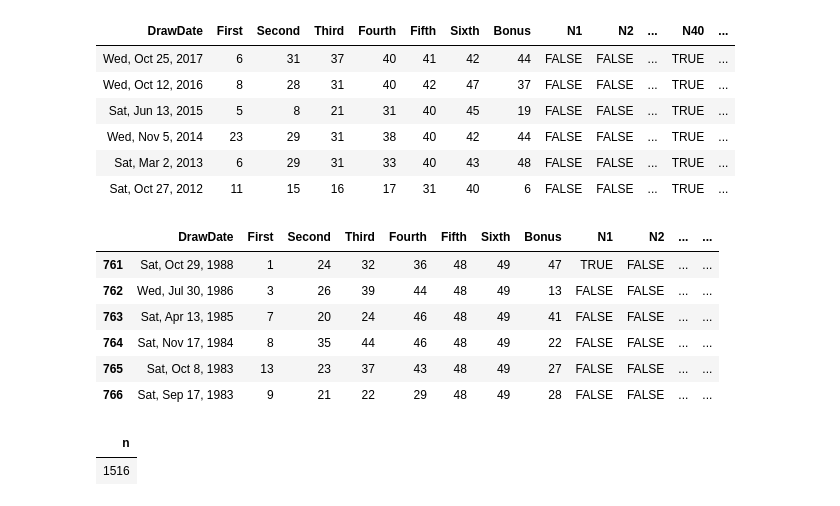
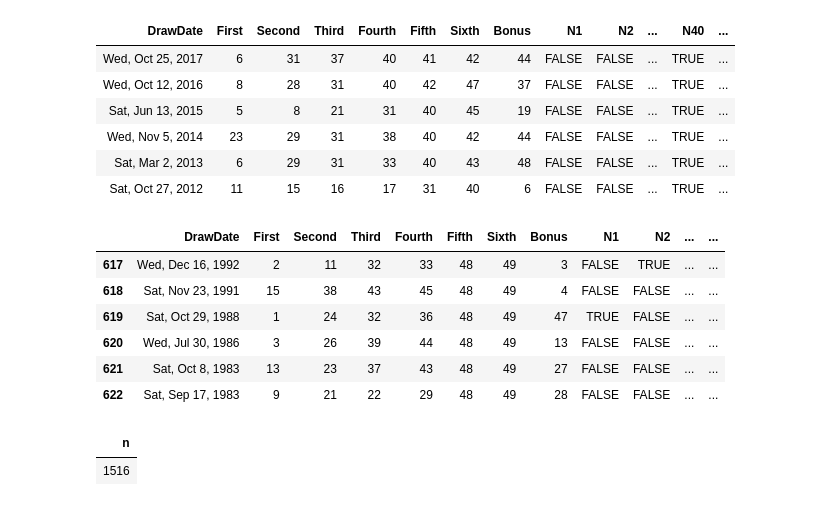
Before and after one commit to tarjin/SpecialProjectsInR, a Jupyter notebook: Lotto649Analysis.ipynb, the cells around one changed output. Drawn from its saved outputs; the diff is of its cells as text; code cells hidden in the pictures.

```diff
--- a/Lotto649Analysis.ipynb
+++ b/Lotto649Analysis.ipynb
@@ -346,15 +358,15 @@ head(df_query_total)
 | Sat, Mar 2, 2013 | 6 | 29 | 31 | 33 | 40 | 43 | 48 | FALSE | FALSE | ... | TRUE | ... |
 | Sat, Oct 27, 2012 | 11 | 15 | 16 | 17 | 31 | 40 | 6 | FALSE | FALSE | ... | TRUE | ... |
 # %%
-tail(df_query_total)
+tail(distinct(df_query_total))
 # %% [output]
 |  | DrawDate | First | Second | Third | Fourth | Fifth | Sixth | Bonus | N1 | N2 | ... | ... |
-| 761 | Sat, Oct 29, 1988 | 1 | 24 | 32 | 36 | 48 | 49 | 47 | TRUE | FALSE | ... | ... |
-| 762 | Wed, Jul 30, 1986 | 3 | 26 | 39 | 44 | 48 | 49 | 13 | FALSE | FALSE | ... | ... |
-| 763 | Sat, Apr 13, 1985 | 7 | 20 | 24 | 46 | 48 | 49 | 41 | FALSE | FALSE | ... | ... |
-| 764 | Sat, Nov 17, 1984 | 8 | 35 | 44 | 46 | 48 | 49 | 22 | FALSE | FALSE | ... | ... |
-| 765 | Sat, Oct 8, 1983 | 13 | 23 | 37 | 43 | 48 | 49 | 27 | FALSE | FALSE | ... | ... |
-| 766 | Sat, Sep 17, 1983 | 9 | 21 | 22 | 29 | 48 | 49 | 28 | FALSE | FALSE | ... | ... |
+| 617 | Wed, Dec 16, 1992 | 2 | 11 | 32 | 33 | 48 | 49 | 3 | FALSE | TRUE | ... | ... |
+| 618 | Sat, Nov 23, 1991 | 15 | 38 | 43 | 45 | 48 | 49 | 4 | FALSE | FALSE | ... | ... |
+| 619 | Sat, Oct 29, 1988 | 1 | 24 | 32 | 36 | 48 | 49 | 47 | TRUE | FALSE | ... | ... |
+| 620 | Wed, Jul 30, 1986 | 3 | 26 | 39 | 44 | 48 | 49 | 13 | FALSE | FALSE | ... | ... |
+| 621 | Sat, Oct 8, 1983 | 13 | 23 | 37 | 43 | 48 | 49 | 27 | FALSE | FALSE | ... | ... |
+| 622 | Sat, Sep 17, 1983 | 9 | 21 | 22 | 29 | 48 | 49 | 28 | FALSE | FALSE | ... | ... |
 # %%
 df_query <- df %>%
   filter(Sixth > 45)
```
Also changed, not shown: parts of 6 cells of this notebook.
